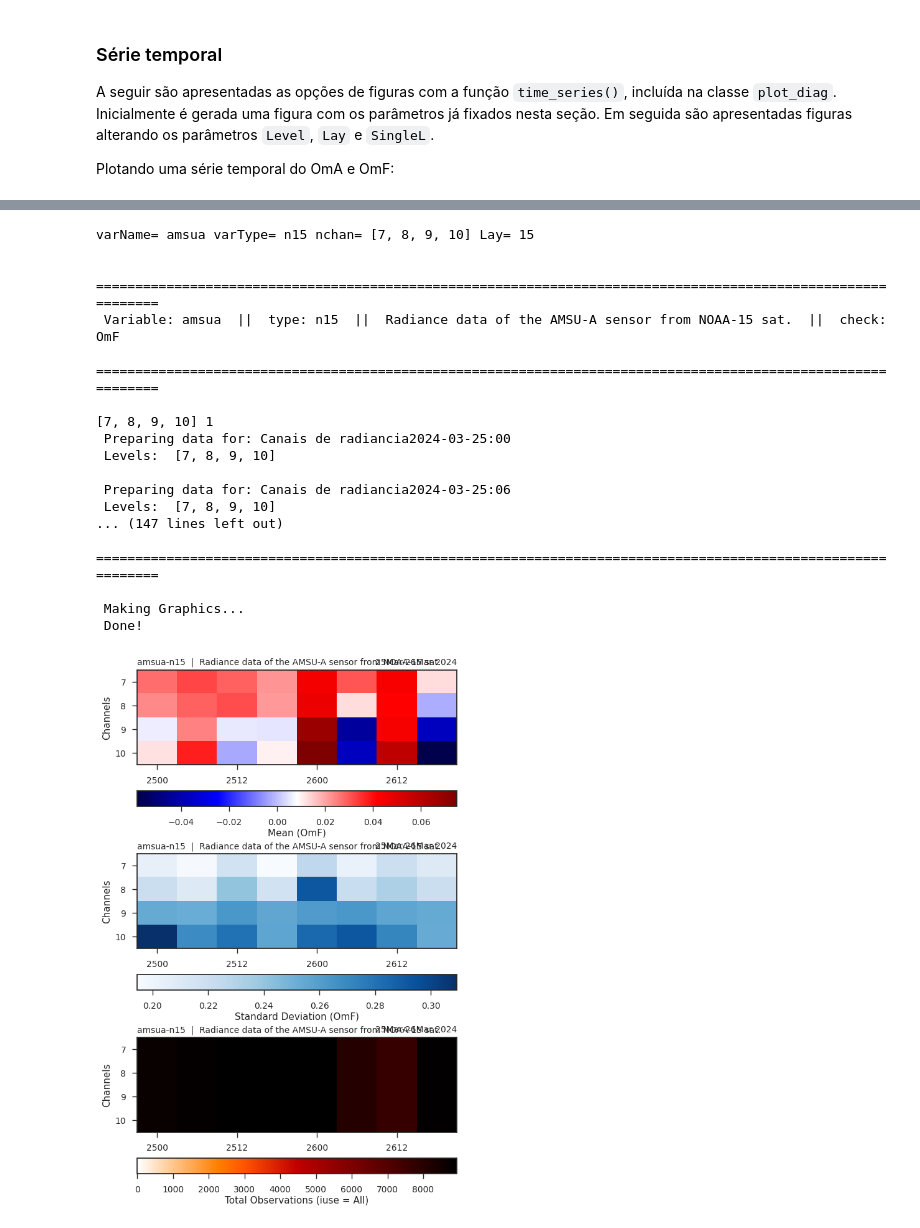
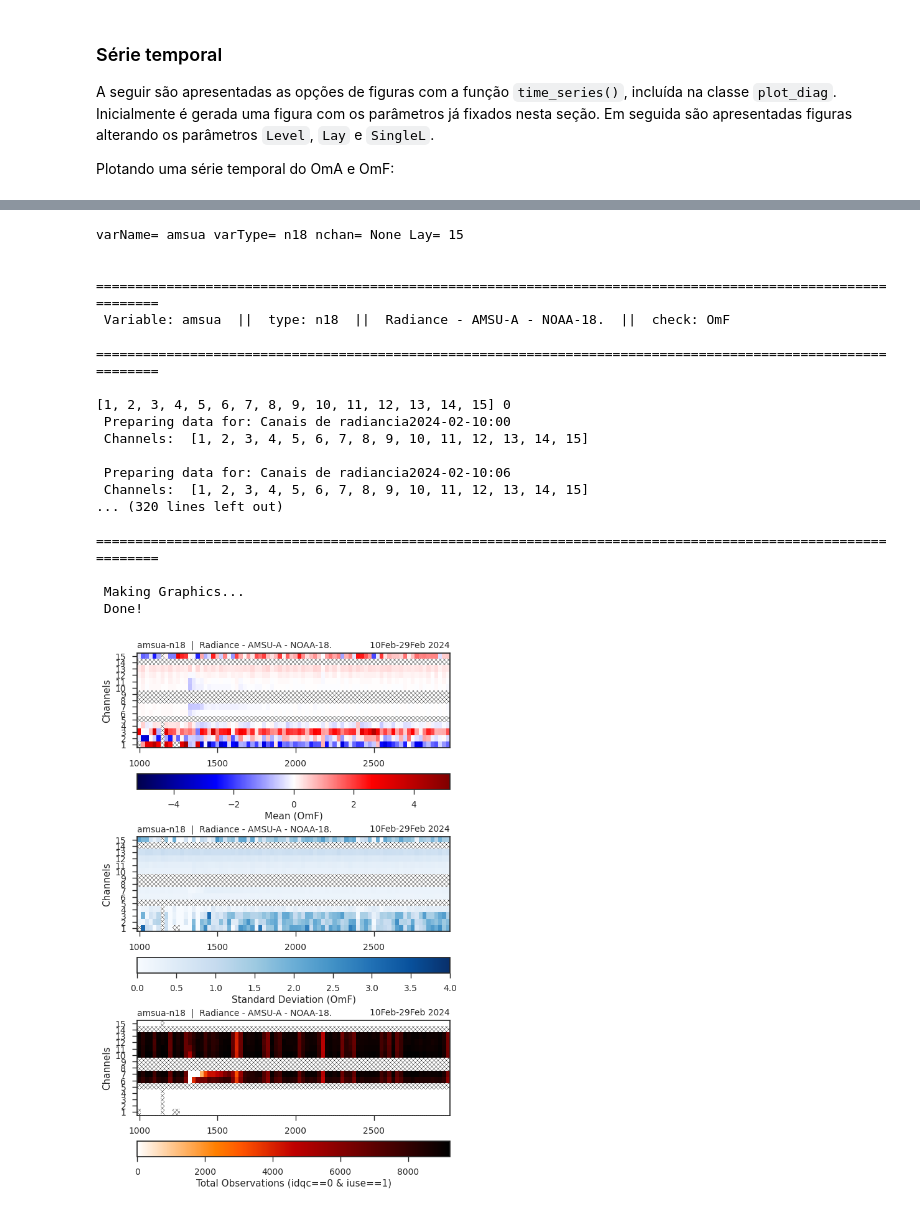
Before and after one commit to viezelc/readDiag, a Jupyter notebook: notebooks/readDiag_radia_serie_sapu.ipynb, the cells around one changed output, grey strips where cells are left out. Saved outputs shown, nothing was run; the diff lists cells and outputs as text; code cells hidden in the pictures.

```diff
--- a/notebooks/readDiag_radia_serie_sapu.ipynb
+++ b/notebooks/readDiag_radia_serie_sapu.ipynb
@@ -44,11 +44,12 @@ Dessa forma, na célula a seguir são ajustadas as variáveis seguindo os valore
 # DIRdiag = '/home/radiancia/Exp_SMNA/EXP20/gsi/dataout'
 #DIRdiag = '/home/radiancia/Exp_SMNA/data/EXP19/gsi_dataout'
 DIRdiag = '/home/radiancia/Exp_SMNA/data/EXP19/gsi_dataout'
+# DIRdiag = '/home/radiancia/Exp_SMNA/EXP20/gsi/dataout'
 
 varName = 'amsua' #'uv'
-varType = 'n15'   #220
-dateIni = '2024032500'
-dateFin = '2024032618'
+varType = 'n18'   #220
+dateIni = '2024021000'
+dateFin = '2024022918'
 nHour = '6'
 vminOMA = -1.0
 vmaxOMA = 1.0
@@ -77,10 +78,10 @@ paths, pathsc = [], []
 # [pathsc.append(DIRdiag + '/' + dt + '/diag_conv_' + OuterLc + '.' + dt) for dt in dates]
 
 OuterL = '01'
-[paths.append(DIRdiag + '/' + dt + '/diag_amsua_n15_' + OuterL + '.' + dt) for dt in dates]
+[paths.append(DIRdiag + '/' + dt + '/diag_amsua_'+ varType +'_' + OuterL + '.' + dt) for dt in dates]
 
 OuterLc = '03'
-[pathsc.append(DIRdiag + '/' + dt + '/diag_amsua_n15_' + OuterLc + '.' + dt) for dt in dates]
+[pathsc.append(DIRdiag + '/' + dt + '/diag_amsua_'+ varType +'_' + OuterLc + '.' + dt) for dt in dates]
 
 print(paths)
 print('')
@@ -331,43 +348,50 @@ varName= amsua varType= n15 nchan= 10
 # %%
 varName = 'amsua'
-varType = 'n15'
+varType = 'n18'
 # nchan=[4,5,7,8,9,10,11,12,13,14]
-nchan=[7,8,9,10]
-# nchan=[12,13,15]
-# nchan=[1,2,3,4]
-# nchan = None
+# nchan=[7,8,9,10,12,13]
+# nchan=[12,13,14,15]
+# nchan=[1,2,3,4,5,15]
+nchan = None
+
+# dateIni='2024021200'
+# dateFin='2024021518'
+
+vminOMA = None
+vmaxOMA = None
+vminSTD = None
+vmaxSTD = None
 print('varName=',varName,'varType=',varType,'nchan=',nchan,'Lay=',Lay)
 
 gd.plot_diag.time_series_radi(gdf_list,
                          varName=varName,
                          varType=varType,
+                         mask='idqc==0 & iuse==1',
                          dateIni=dateIni,
                          dateFin=dateFin,
                          nHour=nHour,
                          vminOMA=vminOMA,
                          vmaxOMA=vmaxOMA,
                          vminSTD=vminSTD,
                          vmaxSTD=vmaxSTD,
                          channel=nchan,
-                         Lay=Lay,
-                         SingleL=SingleL,
                          Clean=False)
 # %% [output]
-varName= amsua varType= n15 nchan= [7, 8, 9, 10] Lay= 15
+varName= amsua varType= n18 nchan= None Lay= 15
 
  =============================================================================================================
- Variable: amsua  ||  type: n15  ||  Radiance data of the AMSU-A sensor from NOAA-15 sat.  ||  check: OmF
+ Variable: amsua  ||  type: n18  ||  Radiance - AMSU-A - NOAA-18.  ||  check: OmF
  =============================================================================================================
 
-[7, 8, 9, 10] 1
- Preparing data for: Canais de radiancia2024-03-25:00
- Levels:  [7, 8, 9, 10]
+[1, 2, 3, 4, 5, 6, 7, 8, 9, 10, 11, 12, 13, 14, 15] 0
+ Preparing data for: Canais de radiancia2024-02-10:00
+ Channels:  [1, 2, 3, 4, 5, 6, 7, 8, 9, 10, 11, 12, 13, 14, 15]
 
- Preparing data for: Canais de radiancia2024-03-25:06
- Levels:  [7, 8, 9, 10]
-... (147 lines left out)
+ Preparing data for: Canais de radiancia2024-02-10:06
+ Channels:  [1, 2, 3, 4, 5, 6, 7, 8, 9, 10, 11, 12, 13, 14, 15]
+... (320 lines left out)
  =============================================================================================================
 
  Making Graphics...
  Done!
-[figure, old version]
+[figure, new version]
```
Also changed, not shown: parts of 10 cells of this notebook, 2 other files.
